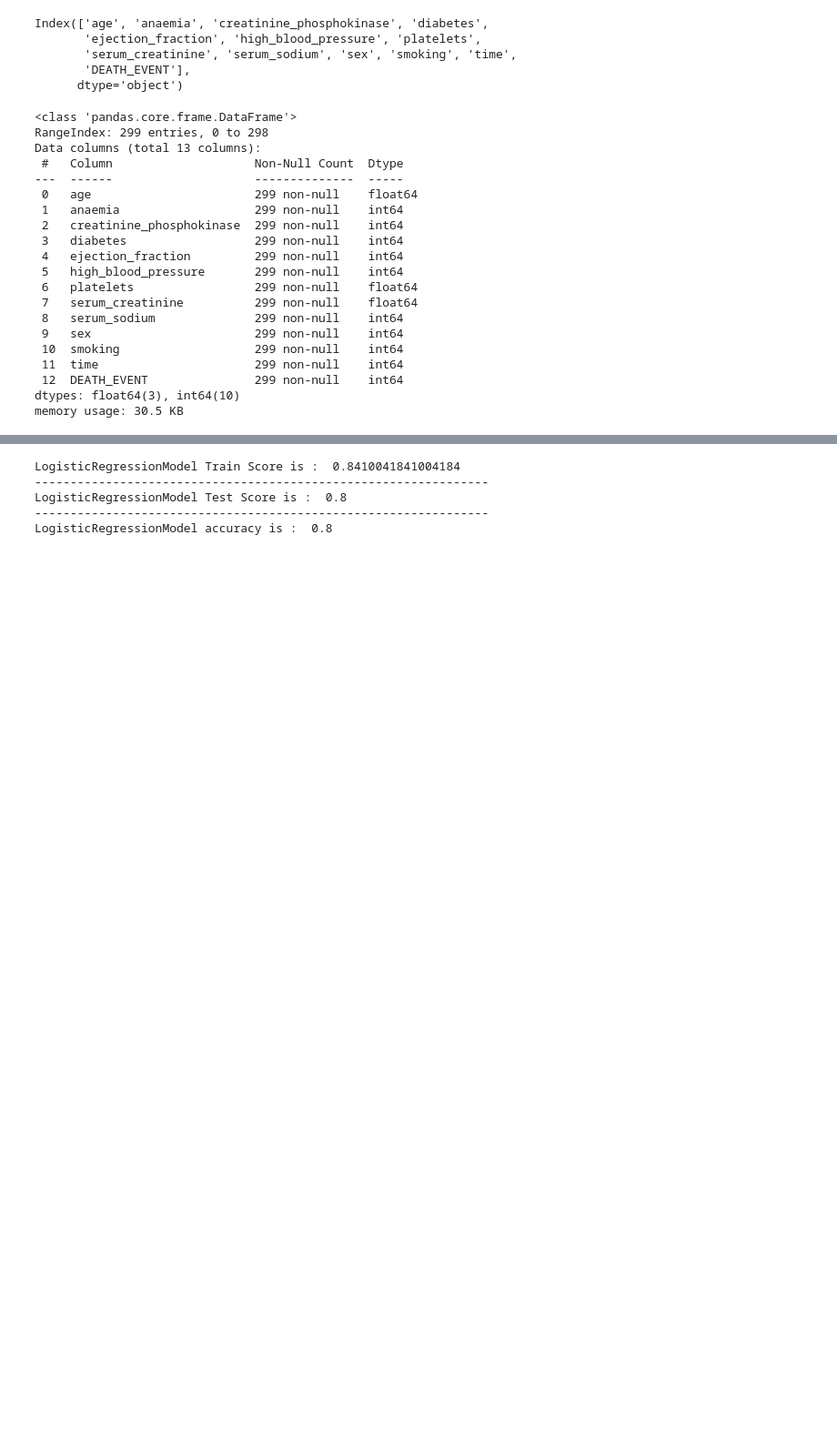
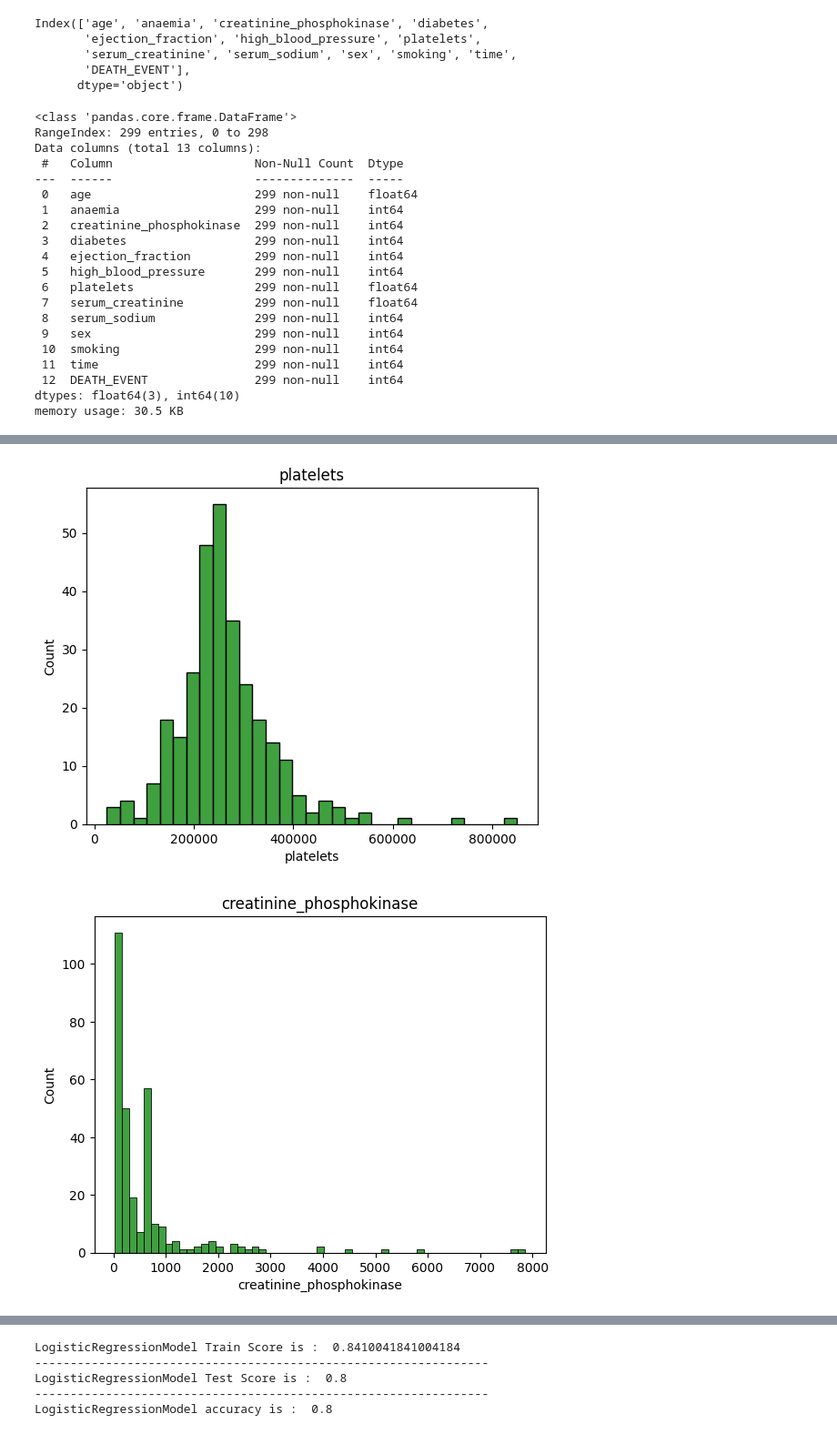
Before and after one commit to Kaiizx/Heart_Failure_Prediction, a Jupyter notebook: Proj.ipynb, the cells around one changed output, grey strips where cells are left out. Shown: that part at 91% size. Saved outputs shown, nothing was run; the diff lists cells and outputs as text; code cells hidden in the pictures; blank space fills up the shorter version.

```diff
--- a/Proj.ipynb
+++ b/Proj.ipynb
@@ -82,0 +138,9 @@ memory usage: 30.5 KB
+# %%
+#quantity_para plot
+for i in quantity_para:
+    sns.histplot(data[i], kde=False, color='green')
+    plt.title(i)
+    plt.show()
+# %% [output]
+[figure, added]
+[figure, added]
```
Also changed, not shown: parts of 12 cells of this notebook, 1 other file.
